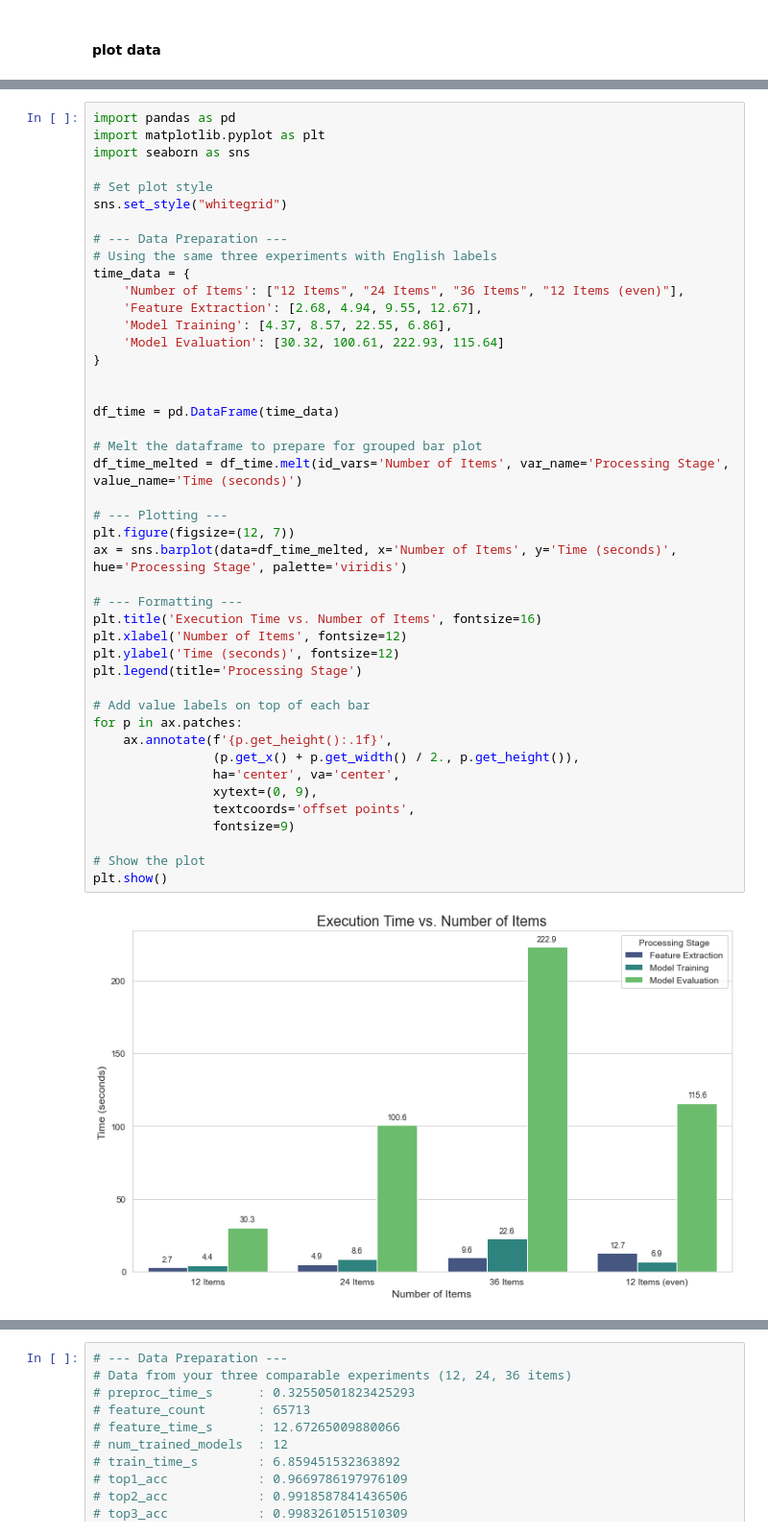
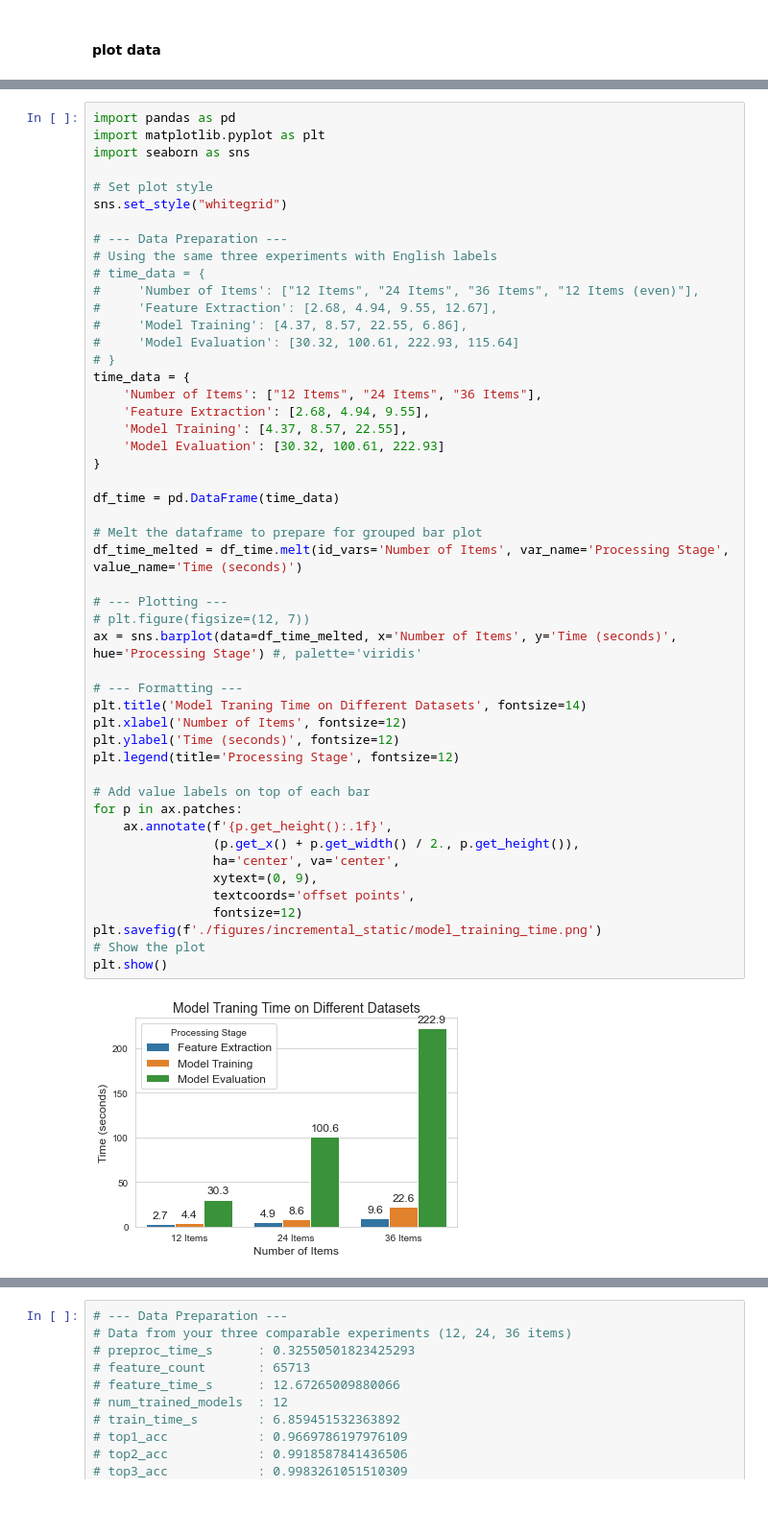
Before and after one commit to zoezou9/fp_mining, a Jupyter notebook: fp_mining_36.ipynb, the cells around one changed output, grey strips where cells are left out. Shown at 96% size. Saved outputs shown, nothing was run; the diff lists cells and outputs as text; blank space fills up the shorter version.

```diff
--- a/fp_mining_36.ipynb
+++ b/fp_mining_36.ipynb
@@ -389,42 +401,47 @@ import seaborn as sns
 
 # Set plot style
 sns.set_style("whitegrid")
 
 # --- Data Preparation ---
 # Using the same three experiments with English labels
+# time_data = {
+#     'Number of Items': ["12 Items", "24 Items", "36 Items", "12 Items (even)"],
+#     'Feature Extraction': [2.68, 4.94, 9.55, 12.67],
+#     'Model Training': [4.37, 8.57, 22.55, 6.86],
+#     'Model Evaluation': [30.32, 100.61, 222.93, 115.64]
+# }
 time_data = {
-    'Number of Items': ["12 Items", "24 Items", "36 Items", "12 Items (even)"],
-    'Feature Extraction': [2.68, 4.94, 9.55, 12.67],
-    'Model Training': [4.37, 8.57, 22.55, 6.86],
-    'Model Evaluation': [30.32, 100.61, 222.93, 115.64]
+    'Number of Items': ["12 Items", "24 Items", "36 Items"],
+    'Feature Extraction': [2.68, 4.94, 9.55],
+    'Model Training': [4.37, 8.57, 22.55],
+    'Model Evaluation': [30.32, 100.61, 222.93]
 }
-
 
 df_time = pd.DataFrame(time_data)
 
 # Melt the dataframe to prepare for grouped bar plot
 df_time_melted = df_time.melt(id_vars='Number of Items', var_name='Processing Stage', value_name='Time (seconds)')
 
 # --- Plotting ---
-plt.figure(figsize=(12, 7))
-ax = sns.barplot(data=df_time_melted, x='Number of Items', y='Time (seconds)', hue='Processing Stage', palette='viridis')
+# plt.figure(figsize=(12, 7))
+ax = sns.barplot(data=df_time_melted, x='Number of Items', y='Time (seconds)', hue='Processing Stage') #, palette='viridis'
 
 # --- Formatting ---
-plt.title('Execution Time vs. Number of Items', fontsize=16)
+plt.title('Model Traning Time on Different Datasets', fontsize=14)
 plt.xlabel('Number of Items', fontsize=12)
 plt.ylabel('Time (seconds)', fontsize=12)
-plt.legend(title='Processing Stage')
+plt.legend(title='Processing Stage', fontsize=12)
 
 # Add value labels on top of each bar
 for p in ax.patches:
     ax.annotate(f'{p.get_height():.1f}',
                 (p.get_x() + p.get_width() / 2., p.get_height()),
                 ha='center', va='center',
                 xytext=(0, 9),
                 textcoords='offset points',
-                fontsize=9)
-
+                fontsize=12)
+plt.savefig(f'./figures/incremental_static/model_training_time.png')
 # Show the plot
 plt.show()
 # %% [output]
-[figure, old version]
+[figure, new version]
```
Also changed, not shown: parts of 39 cells of this notebook, 49 other files.
